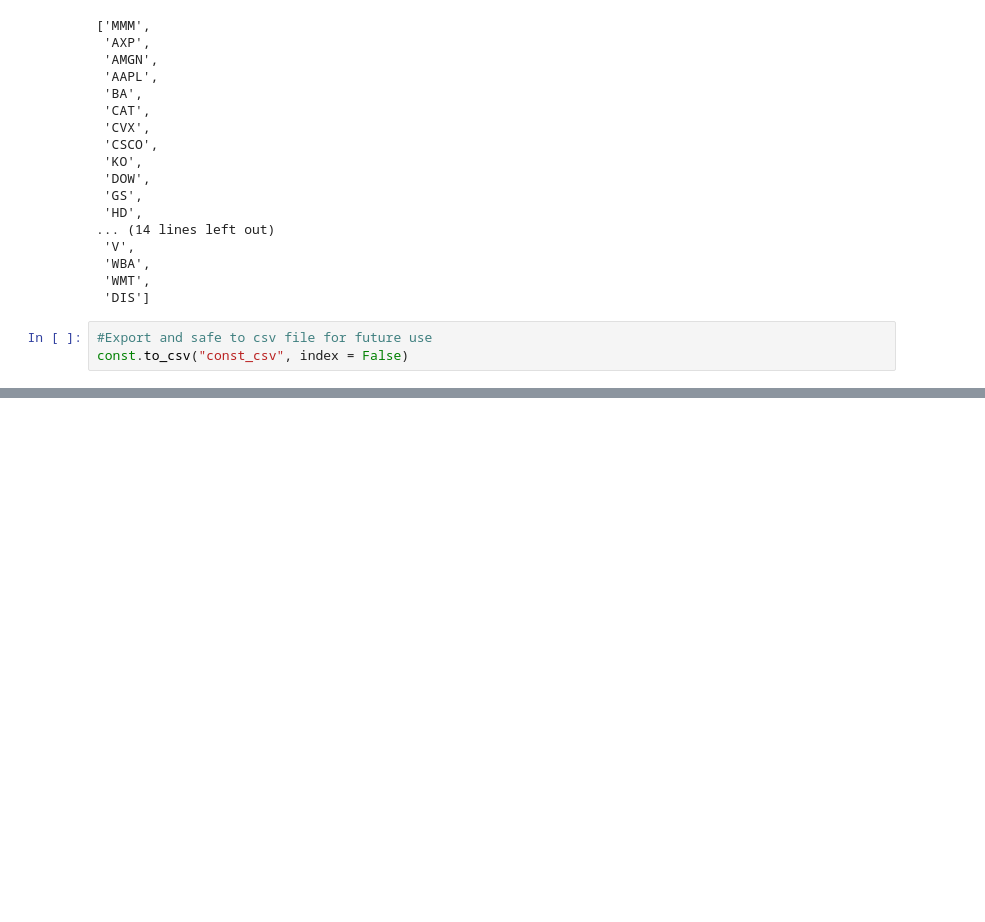
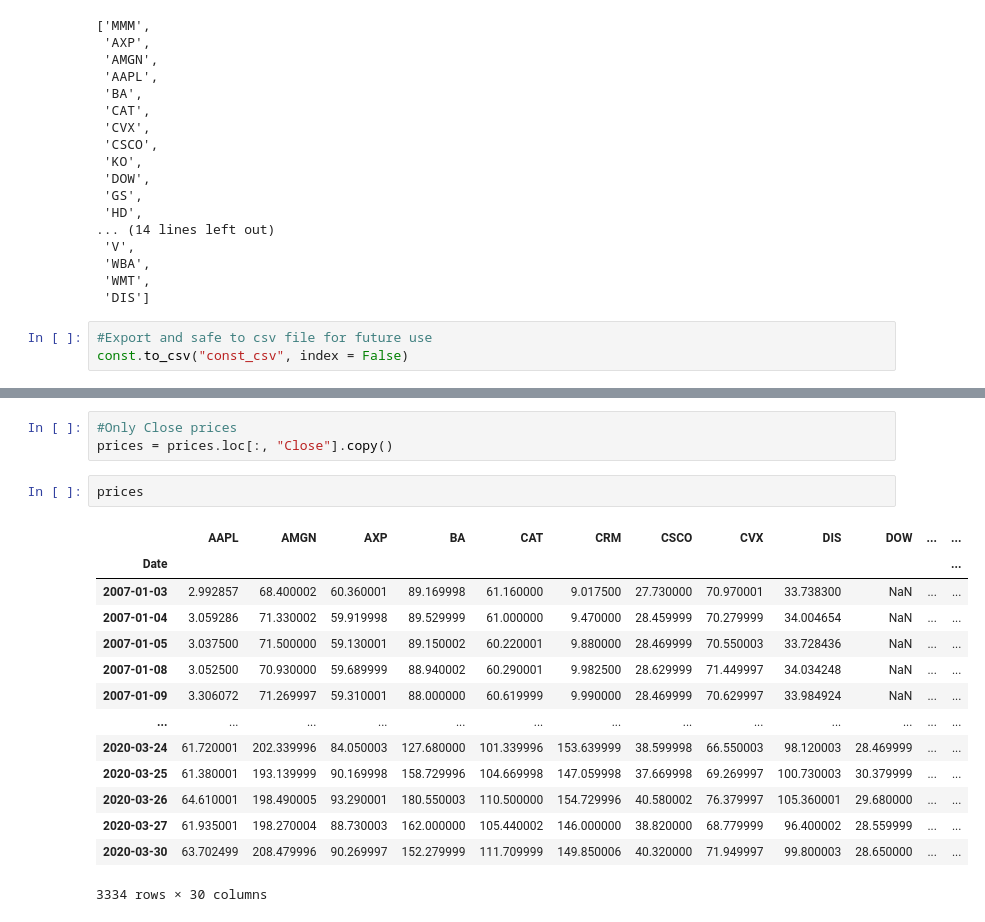
Before and after one commit to HunterKane/Project-9-Web-scraping-API-Wrappers, a Jupyter notebook: Web Scraping & API Wrapping .ipynb, the cells around one changed output, grey strips where cells are left out. Drawn from its saved outputs; the diff is of its cells as text; blank space fills up the shorter version.

```diff
--- a/Web Scraping & API Wrapping .ipynb
+++ b/Web Scraping & API Wrapping .ipynb
@@ -221,0 +350,20 @@ const.to_csv("const_csv", index = False)
+# %%
+#Only Close prices
+prices = prices.loc[:, "Close"].copy()
+# %%
+prices
+# %% [output]
+|  | AAPL | AMGN | AXP | BA | CAT | CRM | CSCO | CVX | DIS | DOW | ... | ... |
+| Date |  |  |  |  |  |  |  |  |  |  |  | ... |
+| 2007-01-03 | 2.992857 | 68.400002 | 60.360001 | 89.169998 | 61.160000 | 9.017500 | 27.730000 | 70.970001 | 33.738300 | NaN | ... | ... |
+| 2007-01-04 | 3.059286 | 71.330002 | 59.919998 | 89.529999 | 61.000000 | 9.470000 | 28.459999 | 70.279999 | 34.004654 | NaN | ... | ... |
+| 2007-01-05 | 3.037500 | 71.500000 | 59.130001 | 89.150002 | 60.220001 | 9.880000 | 28.469999 | 70.550003 | 33.728436 | NaN | ... | ... |
+| 2007-01-08 | 3.052500 | 70.930000 | 59.689999 | 88.940002 | 60.290001 | 9.982500 | 28.629999 | 71.449997 | 34.034248 | NaN | ... | ... |
+| 2007-01-09 | 3.306072 | 71.269997 | 59.310001 | 88.000000 | 60.619999 | 9.990000 | 28.469999 | 70.629997 | 33.984924 | NaN | ... | ... |
+| ... | ... | ... | ... | ... | ... | ... | ... | ... | ... | ... | ... | ... |
+| 2020-03-24 | 61.720001 | 202.339996 | 84.050003 | 127.680000 | 101.339996 | 153.639999 | 38.599998 | 66.550003 | 98.120003 | 28.469999 | ... | ... |
+| 2020-03-25 | 61.380001 | 193.139999 | 90.169998 | 158.729996 | 104.669998 | 147.059998 | 37.669998 | 69.269997 | 100.730003 | 30.379999 | ... | ... |
+| 2020-03-26 | 64.610001 | 198.490005 | 93.290001 | 180.550003 | 110.500000 | 154.729996 | 40.580002 | 76.379997 | 105.360001 | 29.680000 | ... | ... |
+| 2020-03-27 | 61.935001 | 198.270004 | 88.730003 | 162.000000 | 105.440002 | 146.000000 | 38.820000 | 68.779999 | 96.400002 | 28.559999 | ... | ... |
+| 2020-03-30 | 63.702499 | 208.479996 | 90.269997 | 152.279999 | 111.709999 | 149.850006 | 40.320000 | 71.949997 | 99.800003 | 28.650000 | ... | ... |
+3334 rows × 30 columns
```
Also changed, not shown: parts of 18 cells of this notebook.
